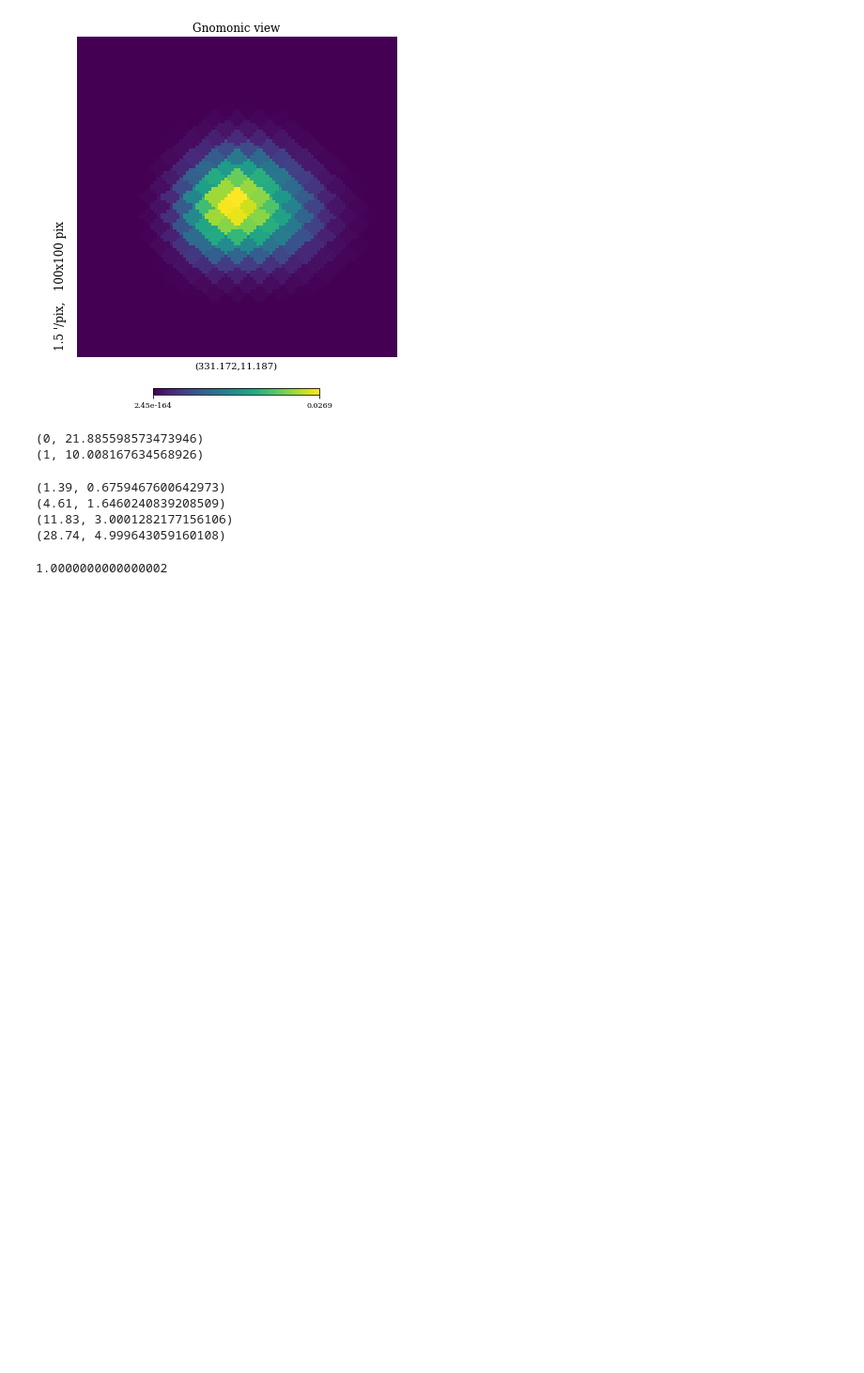
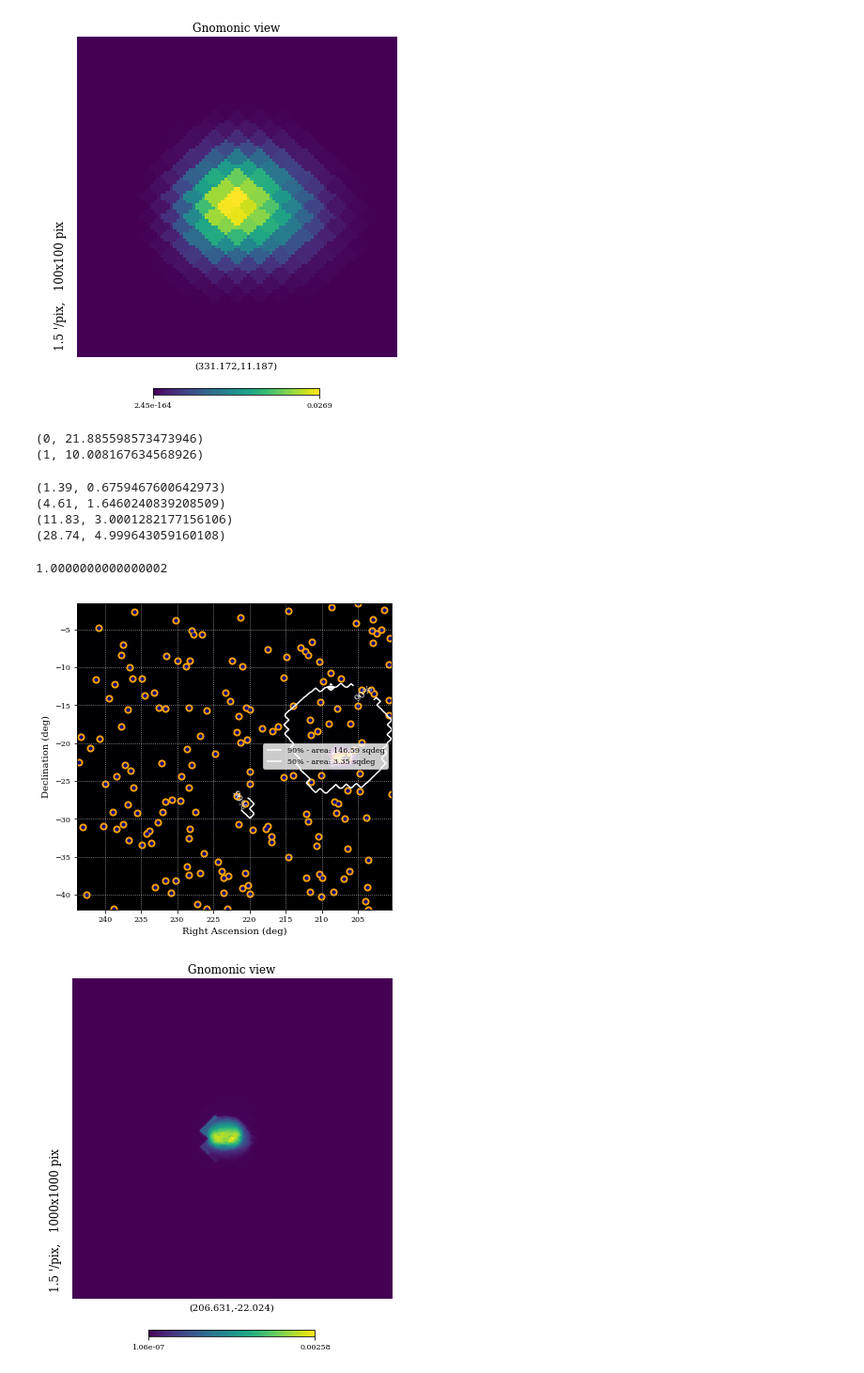
Before and after one commit to robertdstein/millipede_parser, a Jupyter notebook: Parse_contour.ipynb, the cells around one changed output. Shown at 94% size. Drawn from its saved outputs; the diff is of its cells as text; code cells hidden in the pictures; blank space fills up the shorter version.

```diff
--- a/Parse_contour.ipynb
+++ b/Parse_contour.ipynb
@@ -534,2 +529,4 @@ probs = convert_probs(data)
 # %% [output]
 1.0000000000000002
+# %%
+v3_dir = '/Users/robertstein/Realtime_Stuff/alert_archive/output_raw_fits/millipede_scan_archive/fits_v3_prob_map/'
@@ -535,0 +695,6 @@ probs = convert_probs(data)
+# %%
+plot_candidate("123326.i3.bz2_event0000.fits")
+# plot_candidate("122604.i3.bz2_event0000.fits")
+# %% [output]
+[figure, added]
+[figure, added]
```
Also changed, not shown: parts of 7 cells of this notebook.
